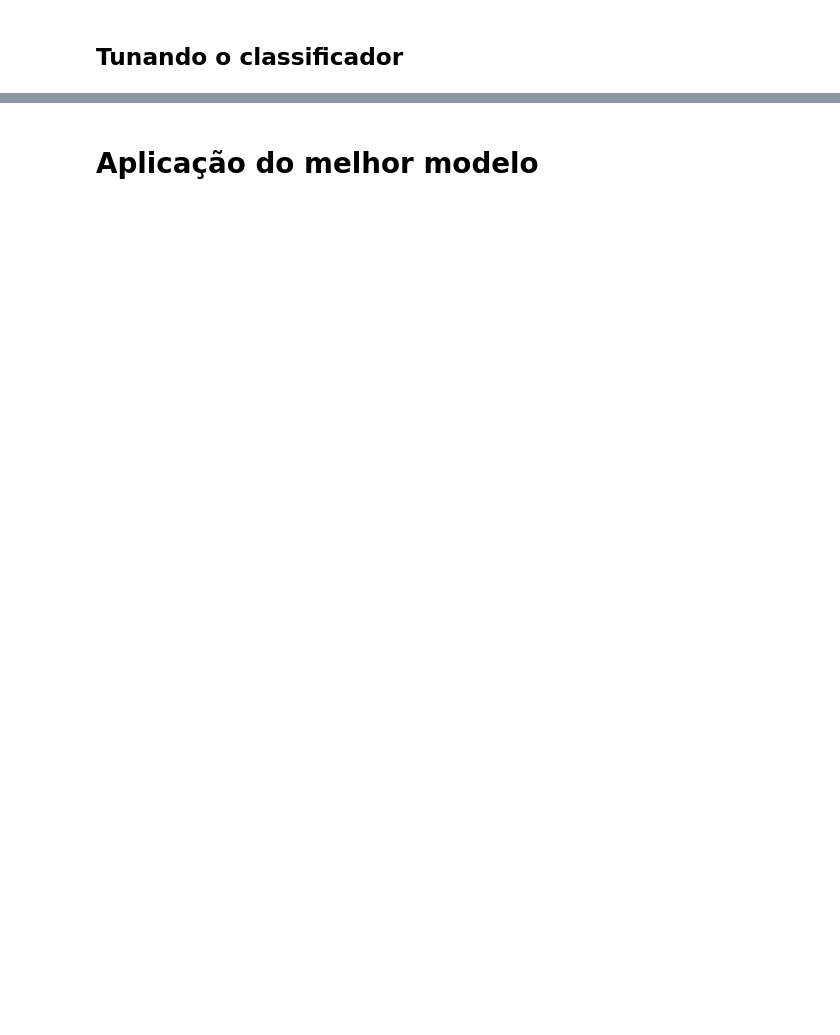
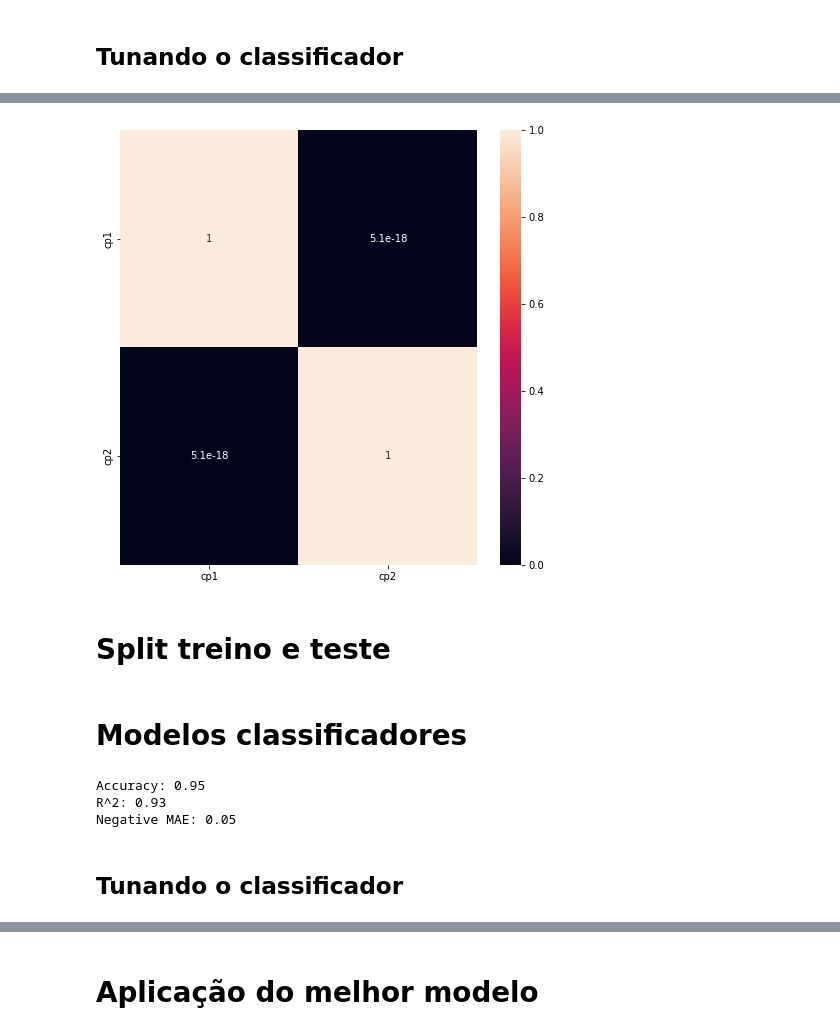
Before and after one commit to victorpecine/estudo_xgboost, a Jupyter notebook: iris_xgboost.ipynb, the cells around one changed output, grey strips where cells are left out. Cells and saved outputs as stored; diff of their text form; code cells hidden in the pictures; blank space fills up the shorter version.

```diff
--- a/iris_xgboost.ipynb
+++ b/iris_xgboost.ipynb
@@ -101,0 +262,8 @@ resultado_cv_gbtree.mean()
+# %%
+ax = sns.heatmap(df_scaled.corr(), annot=True)
+
+ax.figure.set_size_inches(8, 8)
+# %% [output]
+[figure, added]
+# %% [markdown]
+# Split treino e teste
@@ -101,0 +272,24 @@ resultado_cv_gbtree.mean()
+# %% [markdown]
+# Modelos classificadores
+# %%
+classificador_xgboost_pca = xgb.XGBClassifier()
+
+# Cross validation para comparação entre modelos
+
+resultado_cv_acc_xgb_pca = cross_val_score(classificador_xgboost_pca, X_train_new, y_train, scoring='accuracy')
+
+print('Accuracy: {:.2f}'.format(abs(resultado_cv_acc_xgb_pca.mean())))
+
+resultado_cv_rsquared_xgb_pca = cross_val_score(classificador_xgboost_pca, X_train_new, y_train, scoring='r2')
+
+print('R^2: {:.2f}'.format(abs(resultado_cv_rsquared_xgb_pca.mean())))
+
+resultado_cv_nmae_xgb_pca = cross_val_score(classificador_xgboost_pca, X_train_new, y_train, scoring='neg_mean_absolute_error')
+
+print('Negative MAE: {:.2f}'.format(abs(resultado_cv_nmae_xgb_pca.mean())))
+# %% [output]
+Accuracy: 0.95
+R^2: 0.93
+Negative MAE: 0.05
+# %% [markdown]
+## Tunando o classificador
```
Also changed, not shown: parts of 34 cells of this notebook.
